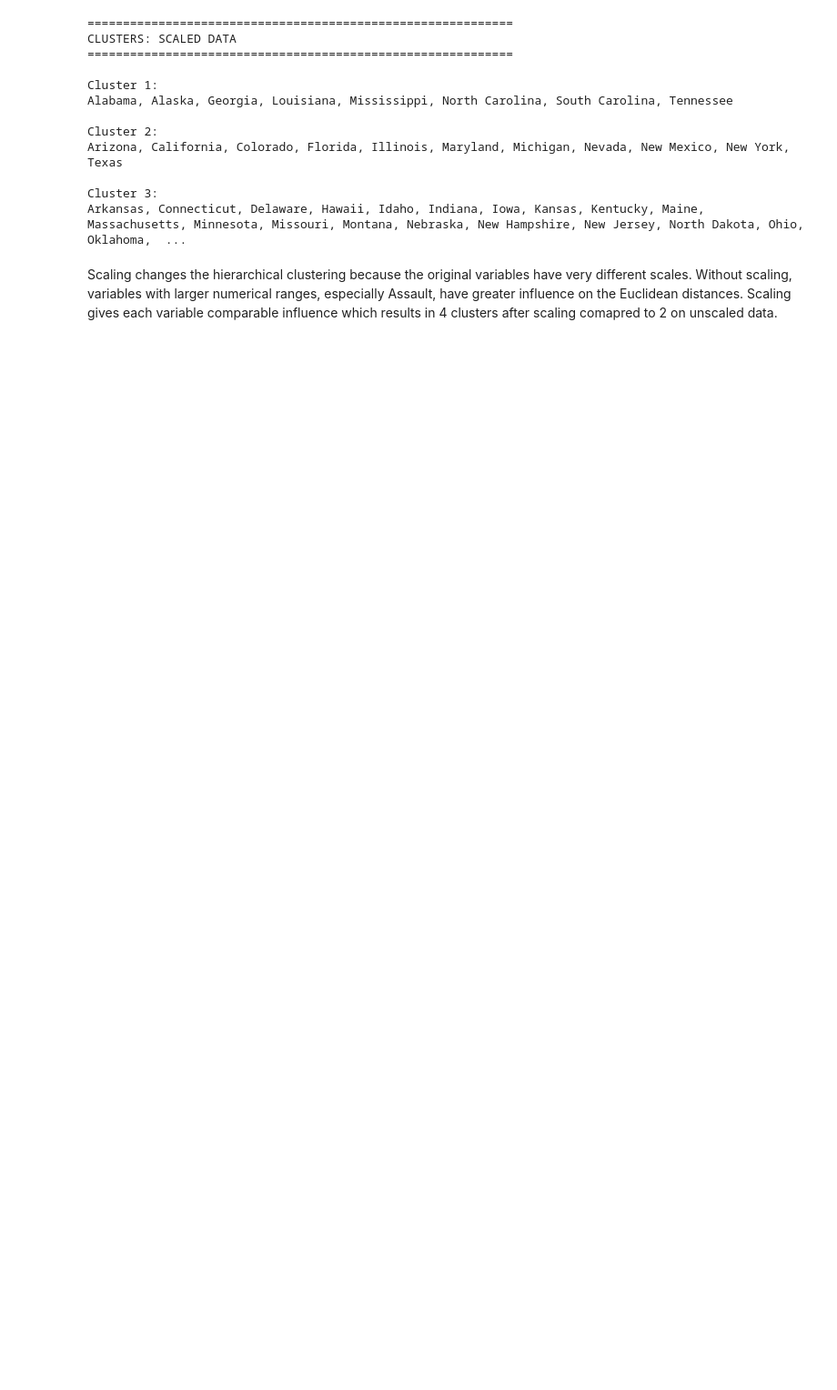
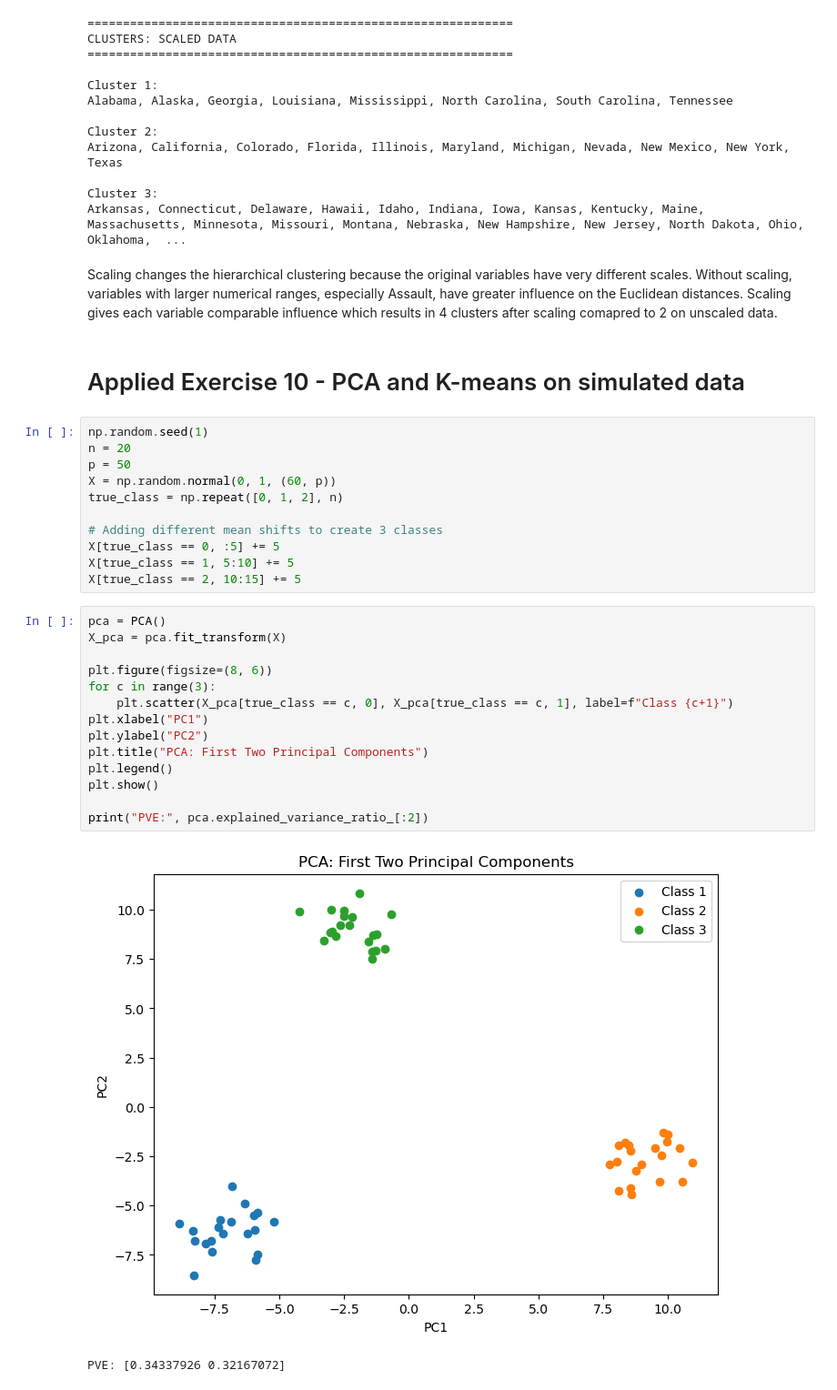
Before and after one commit to sumukha-r/isl-python-solutions, a Jupyter notebook: Chapter12-Unsupervised-Learning/Chapter12-Unsupervised-Learning.ipynb, the cells around one changed output. Shown at 91% size. Cells and saved outputs as stored; diff of their text form; blank space fills up the shorter version.

Commit message:
Applied Exercise 10 Chapter 12

```diff
--- a/Chapter12-Unsupervised-Learning/Chapter12-Unsupervised-Learning.ipynb
+++ b/Chapter12-Unsupervised-Learning/Chapter12-Unsupervised-Learning.ipynb
@@ -159,3 +160,33 @@ Cluster 3:
 Arkansas, Connecticut, Delaware, Hawaii, Idaho, Indiana, Iowa, Kansas, Kentucky, Maine, Massachusetts, Minnesota, Missouri, Montana, Nebraska, New Hampshire, New Jersey, North Dakota, Ohio, Oklahoma,  ...
 # %% [markdown]
 Scaling changes the hierarchical clustering because the original variables have very different scales. Without scaling, variables with larger numerical ranges, especially Assault, have greater influence on the Euclidean distances. Scaling gives each variable comparable influence which results in 4 clusters after scaling comapred to 2 on unscaled data.
+# %% [markdown]
+# Applied Exercise 10 - PCA and K-means on simulated data
+# %%
+np.random.seed(1)
+n = 20
+p = 50
+X = np.random.normal(0, 1, (60, p))
+true_class = np.repeat([0, 1, 2], n)
+
+# Adding different mean shifts to create 3 classes
+X[true_class == 0, :5] += 5
+X[true_class == 1, 5:10] += 5
+X[true_class == 2, 10:15] += 5
+# %%
+pca = PCA()
+X_pca = pca.fit_transform(X)
+
+plt.figure(figsize=(8, 6))
+for c in range(3):
+    plt.scatter(X_pca[true_class == c, 0], X_pca[true_class == c, 1], label=f"Class {c+1}")
+plt.xlabel("PC1")
+plt.ylabel("PC2")
+plt.title("PCA: First Two Principal Components")
+plt.legend()
+plt.show()
+
+print("PVE:", pca.explained_variance_ratio_[:2])
+# %% [output]
+[figure, added]
+PVE: [0.34337926 0.32167072]
```
Also changed, not shown: parts of 11 cells of this notebook, 1 other file.
